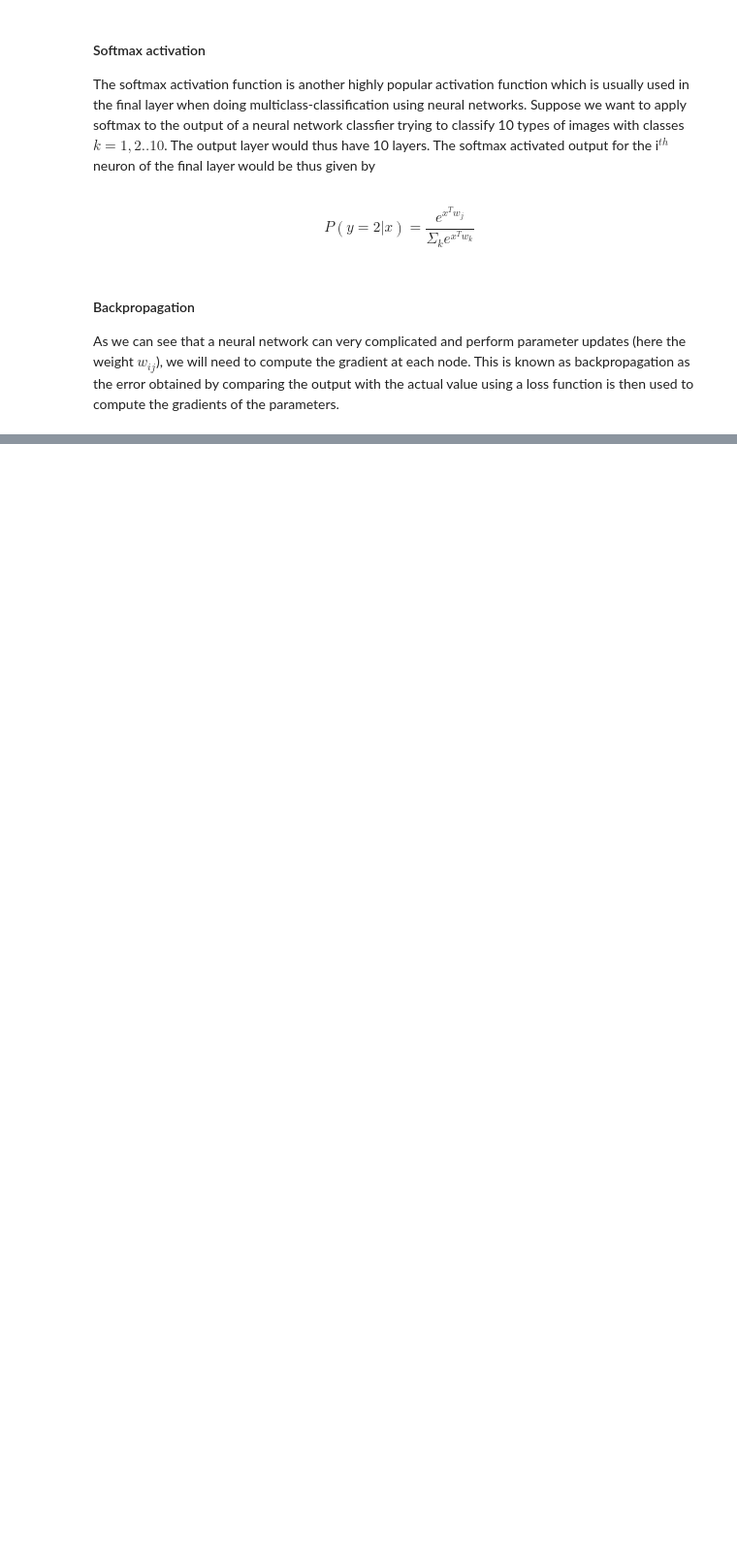
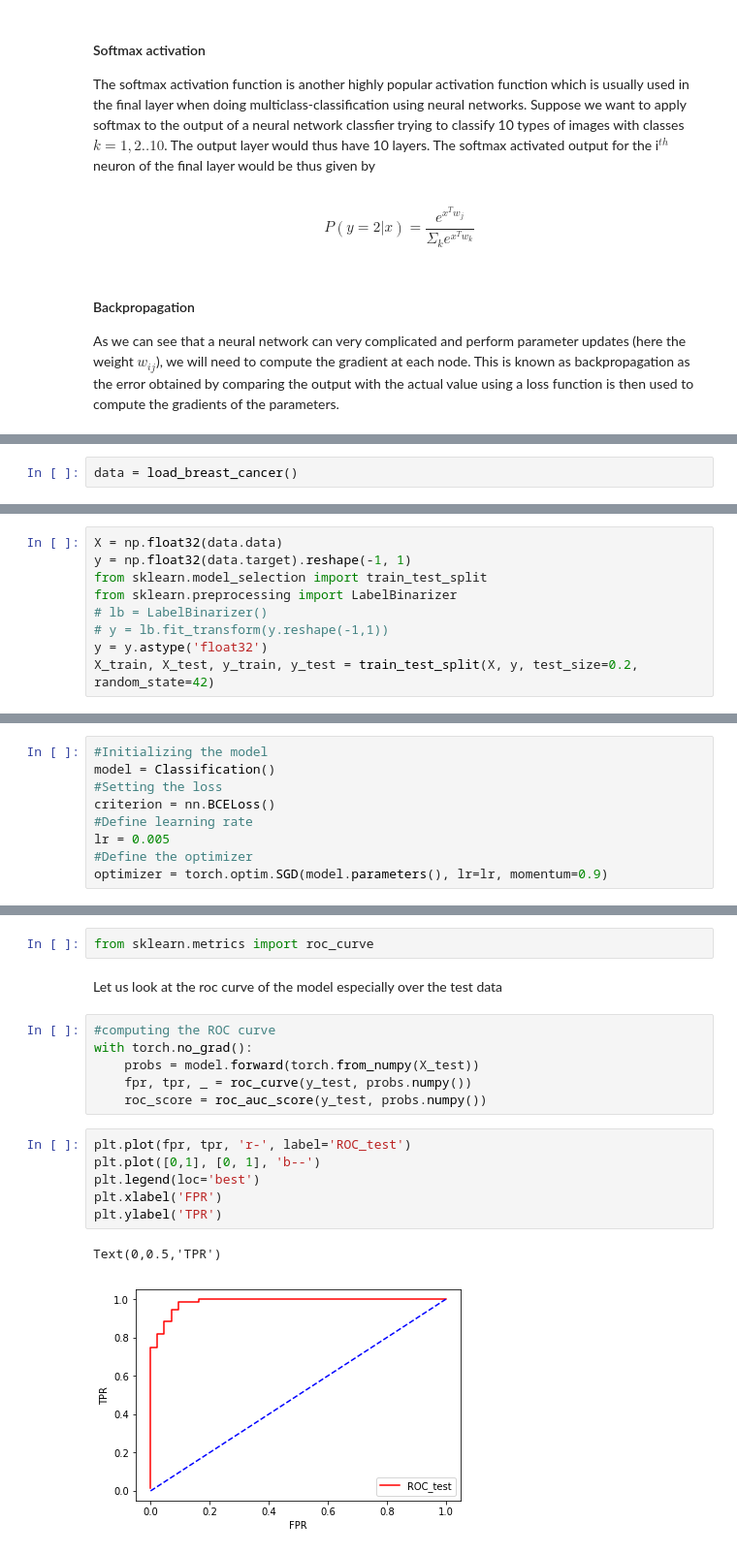
Before and after one commit to nathdip/TeachNeuralNetworks, a Jupyter notebook: Introduction to Neural Network.ipynb, the cells around one changed output, grey strips where cells are left out. Shown at 97% size. Saved outputs shown, nothing was run; the diff lists cells and outputs as text; blank space fills up the shorter version.

Commit message:
Classification added

```diff
--- a/Introduction to Neural Network.ipynb
+++ b/Introduction to Neural Network.ipynb
@@ -246,0 +251,2 @@ Let us try to use a classification al
+# %%
+data = load_breast_cancer()
@@ -246,0 +267,9 @@ Let us try to use a classification al
+# %%
+X = np.float32(data.data)
+y = np.float32(data.target).reshape(-1, 1)
+from sklearn.model_selection import train_test_split
+from sklearn.preprocessing import LabelBinarizer
+# lb = LabelBinarizer()
+# y = lb.fit_transform(y.reshape(-1,1))
+y = y.astype('float32')
+X_train, X_test, y_train, y_test = train_test_split(X, y, test_size=0.2, random_state=42)
@@ -246,0 +307,9 @@ Let us try to use a classification al
+# %%
+#Initializing the model
+model = Classification()
+#Setting the loss
+criterion = nn.BCELoss()
+#Define learning rate
+lr = 0.005
+#Define the optimizer
+optimizer = torch.optim.SGD(model.parameters(), lr=lr, momentum=0.9)
@@ -246,0 +364,19 @@ Let us try to use a classification al
+# %%
+from sklearn.metrics import roc_curve
+# %% [markdown]
+Let us look at the roc curve of the model especially over the test data
+# %%
+#computing the ROC curve
+with torch.no_grad():
+    probs = model.forward(torch.from_numpy(X_test))
+    fpr, tpr, _ = roc_curve(y_test, probs.numpy())
+    roc_score = roc_auc_score(y_test, probs.numpy())
+# %%
+plt.plot(fpr, tpr, 'r-', label='ROC_test')
+plt.plot([0,1], [0, 1], 'b--')
+plt.legend(loc='best')
+plt.xlabel('FPR')
+plt.ylabel('TPR')
+# %% [output]
+Text(0,0.5,'TPR')
+[figure, added]
```
Also changed, not shown: parts of 16 cells of this notebook.
